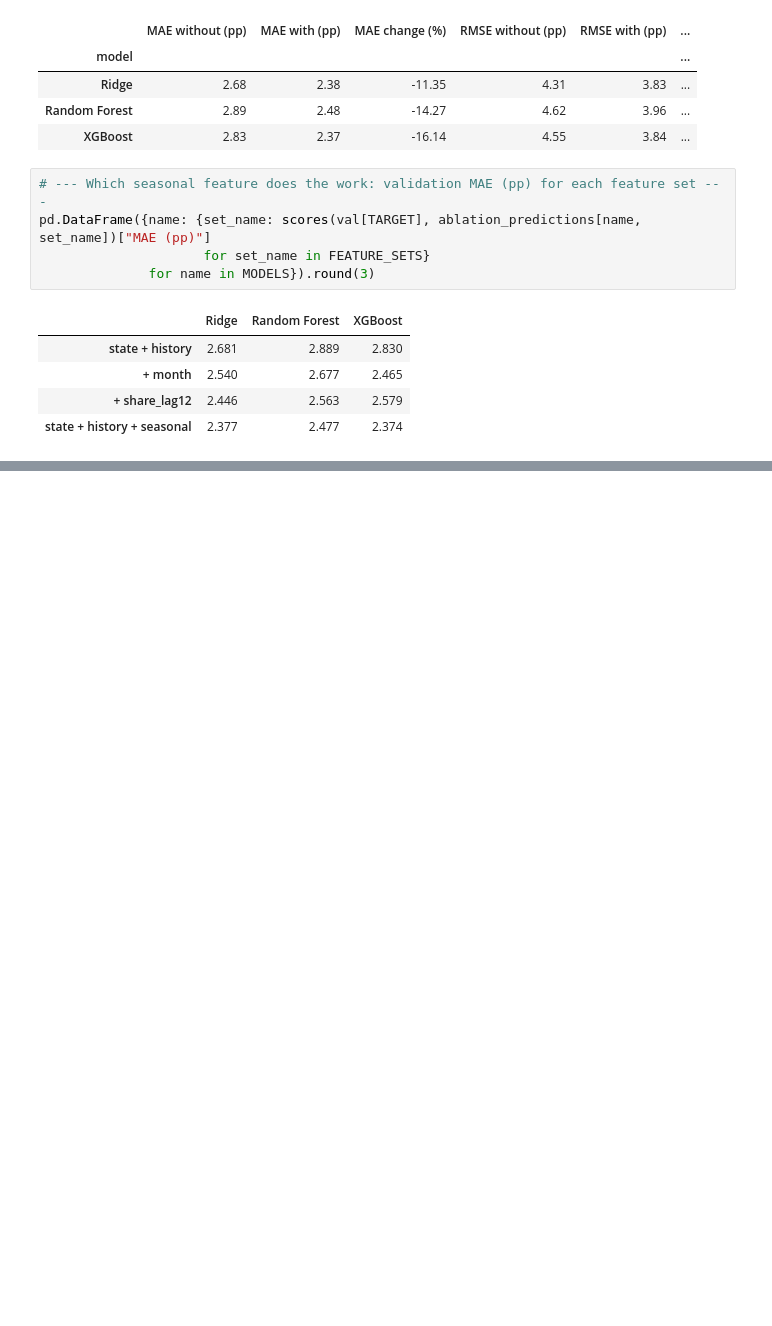
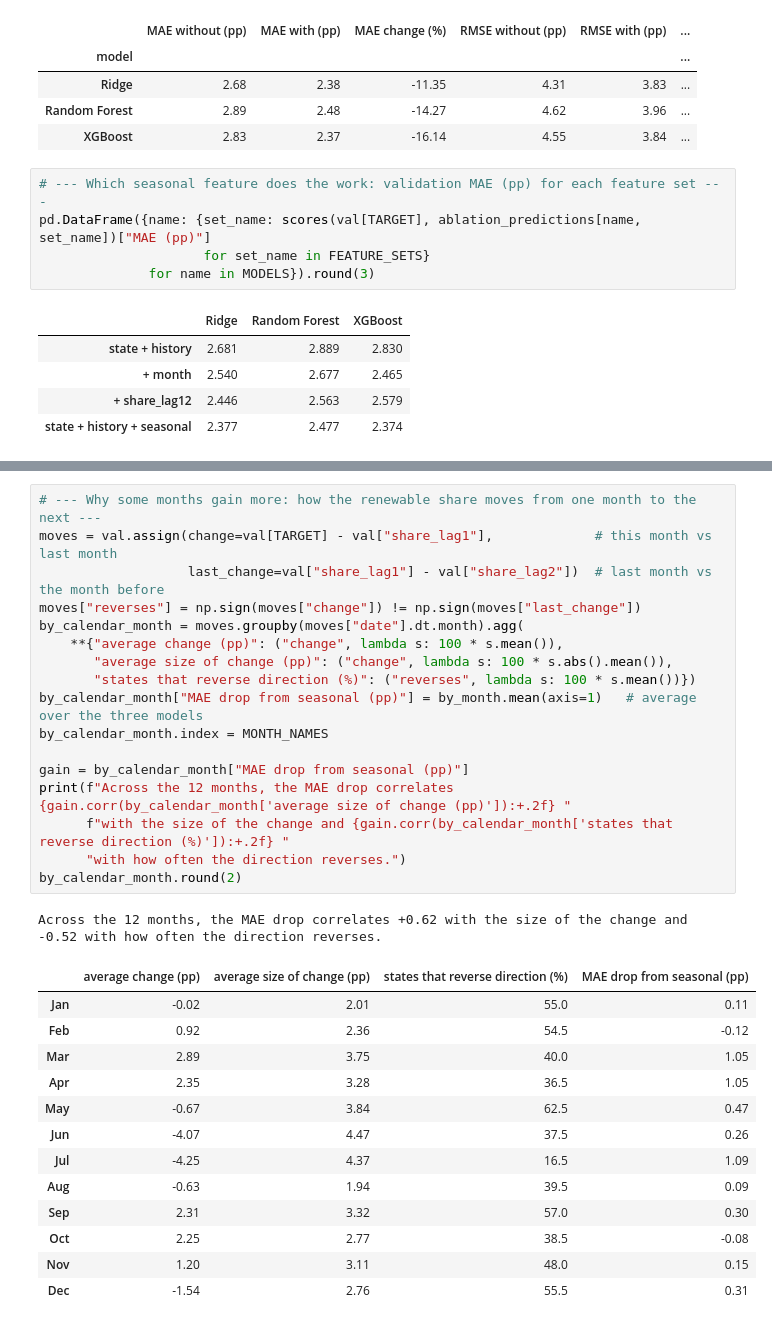
Before and after one commit to legacysti/ics635-final-project, a Jupyter notebook: ICS635_Final_Project.ipynb, the cells around one changed output, grey strips where cells are left out. Saved outputs shown, nothing was run; the diff lists cells and outputs as text; blank space fills up the shorter version.

```diff
--- a/ICS635_Final_Project.ipynb
+++ b/ICS635_Final_Project.ipynb
@@ -886,3 +891,35 @@ States where the seasonal features help most and least (average over the three m
+# %%
+# --- Why some months gain more: how the renewable share moves from one month to the next ---
+moves = val.assign(change=val[TARGET] - val["share_lag1"],             # this month vs last month
+                   last_change=val["share_lag1"] - val["share_lag2"])  # last month vs the month before
+moves["reverses"] = np.sign(moves["change"]) != np.sign(moves["last_change"])
+by_calendar_month = moves.groupby(moves["date"].dt.month).agg(
+    **{"average change (pp)": ("change", lambda s: 100 * s.mean()),
+       "average size of change (pp)": ("change", lambda s: 100 * s.abs().mean()),
+       "states that reverse direction (%)": ("reverses", lambda s: 100 * s.mean())})
+by_calendar_month["MAE drop from seasonal (pp)"] = by_month.mean(axis=1)   # average over the three models
+by_calendar_month.index = MONTH_NAMES
+
+gain = by_calendar_month["MAE drop from seasonal (pp)"]
+print(f"Across the 12 months, the MAE drop correlates {gain.corr(by_calendar_month['average size of change (pp)']):+.2f} "
+      f"with the size of the change and {gain.corr(by_calendar_month['states that reverse direction (%)']):+.2f} "
+      "with how often the direction reverses.")
+by_calendar_month.round(2)
+# %% [output]
+Across the 12 months, the MAE drop correlates +0.62 with the size of the change and -0.52 with how often the direction reverses.
+|  | average change (pp) | average size of change (pp) | states that reverse direction (%) | MAE drop from seasonal (pp) |
+| Jan | -0.02 | 2.01 | 55.0 | 0.11 |
+| Feb | 0.92 | 2.36 | 54.5 | -0.12 |
+| Mar | 2.89 | 3.75 | 40.0 | 1.05 |
+| Apr | 2.35 | 3.28 | 36.5 | 1.05 |
+| May | -0.67 | 3.84 | 62.5 | 0.47 |
+| Jun | -4.07 | 4.47 | 37.5 | 0.26 |
+| Jul | -4.25 | 4.37 | 16.5 | 1.09 |
+| Aug | -0.63 | 1.94 | 39.5 | 0.09 |
+| Sep | 2.31 | 3.32 | 57.0 | 0.30 |
+| Oct | 2.25 | 2.77 | 38.5 | -0.08 |
+| Nov | 1.20 | 3.11 | 48.0 | 0.15 |
+| Dec | -1.54 | 2.76 | 55.5 | 0.31 |
 # %% [markdown]
 ### Analysis
 
```
Also changed, not shown: parts of 4 cells of this notebook.
